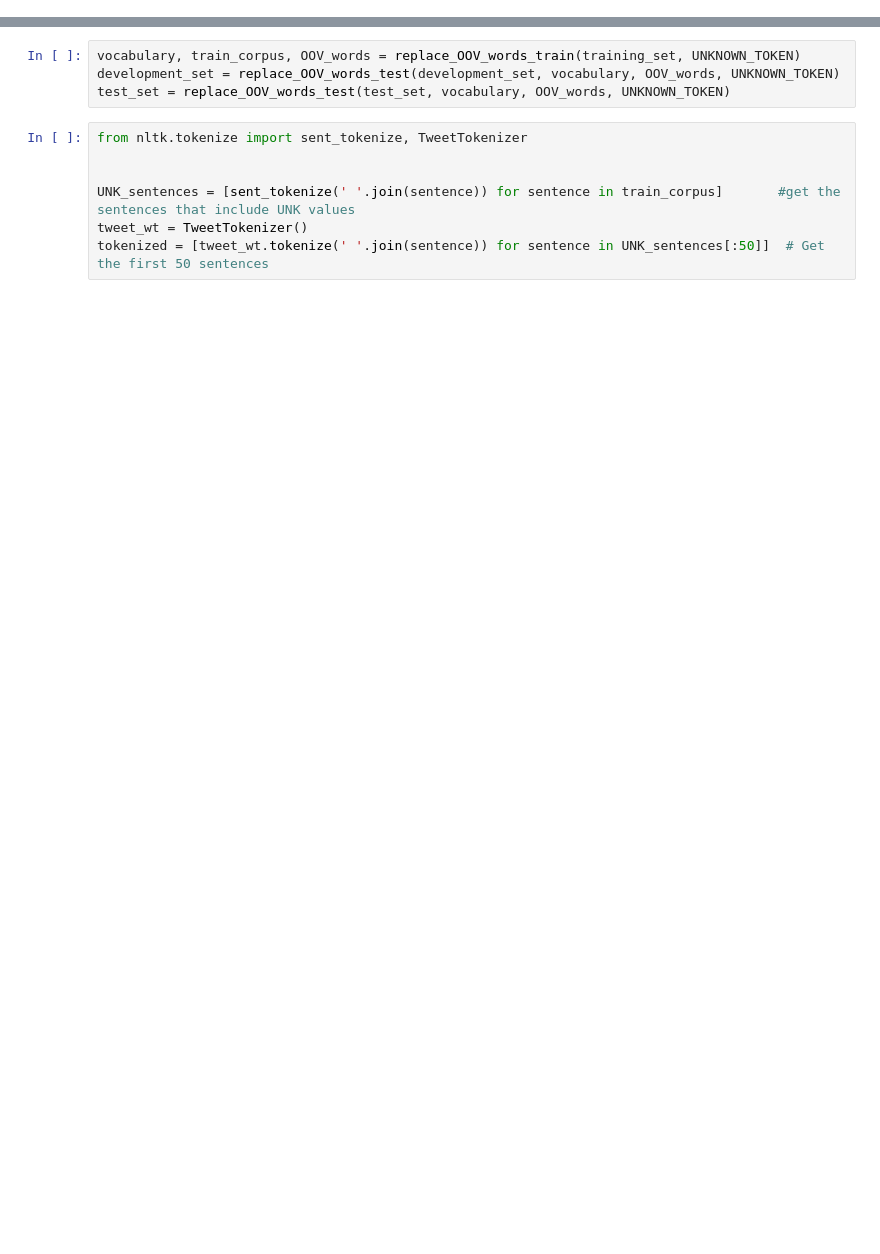
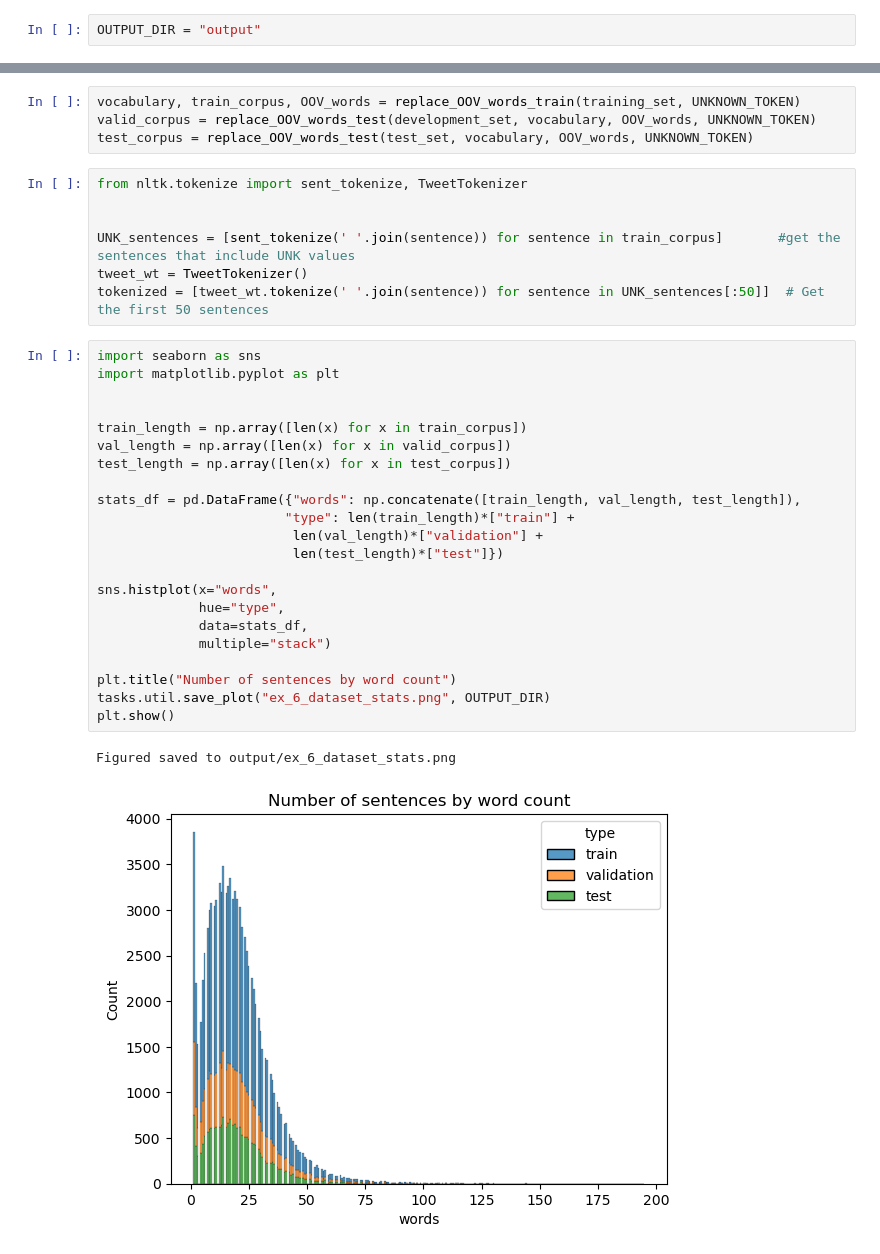
Before and after one commit to VassilisDrouzas/Natural-Language-Processing, a Jupyter notebook: rnn/ex6.ipynb, the cells around one changed output, grey strips where cells are left out. Cells and saved outputs as stored; diff of their text form; blank space fills up the shorter version.

```diff
--- a/rnn/ex6.ipynb
+++ b/rnn/ex6.ipynb
@@ -12,6 +18,8 @@ import random
 
 # set random seed for deterministic execution
 random.seed(42)
+# %%
+OUTPUT_DIR = "output"
 # %% [markdown]
 ## The Dataset
 # %%
@@ -225,8 +224,8 @@ def replace_OOV_words_test(all_corpus, vocabulary, oov_words, unk_token):
     return replaced_corpus
 # %%
 vocabulary, train_corpus, OOV_words = replace_OOV_words_train(training_set, UNKNOWN_TOKEN)
-development_set = replace_OOV_words_test(development_set, vocabulary, OOV_words, UNKNOWN_TOKEN)
-test_set = replace_OOV_words_test(test_set, vocabulary, OOV_words, UNKNOWN_TOKEN)
+valid_corpus = replace_OOV_words_test(development_set, vocabulary, OOV_words, UNKNOWN_TOKEN)
+test_corpus = replace_OOV_words_test(test_set, vocabulary, OOV_words, UNKNOWN_TOKEN)
 # %%
 from nltk.tokenize import sent_tokenize, TweetTokenizer
 
@@ -234,3 +233,28 @@ from nltk.tokenize import sent_tokenize, TweetTokenizer
 UNK_sentences = [sent_tokenize(' '.join(sentence)) for sentence in train_corpus]       #get the sentences that include UNK values
 tweet_wt = TweetTokenizer()
 tokenized = [tweet_wt.tokenize(' '.join(sentence)) for sentence in UNK_sentences[:50]]  # Get the first 50 sentences
+# %%
+import seaborn as sns
+import matplotlib.pyplot as plt
+
+
+train_length = np.array([len(x) for x in train_corpus])
+val_length = np.array([len(x) for x in valid_corpus])
+test_length = np.array([len(x) for x in test_corpus])
+
+stats_df = pd.DataFrame({"words": np.concatenate([train_length, val_length, test_length]),
+                        "type": len(train_length)*["train"] +
+                         len(val_length)*["validation"] +
+                         len(test_length)*["test"]})
+
+sns.histplot(x="words",
+             hue="type",
+             data=stats_df,
+             multiple="stack")
+
+plt.title("Number of sentences by word count")
+tasks.util.save_plot("ex_6_dataset_stats.png", OUTPUT_DIR)
+plt.show()
+# %% [output]
+Figured saved to output/ex_6_dataset_stats.png
+[figure, added]
```
Also changed, not shown: parts of 3 cells of this notebook.
